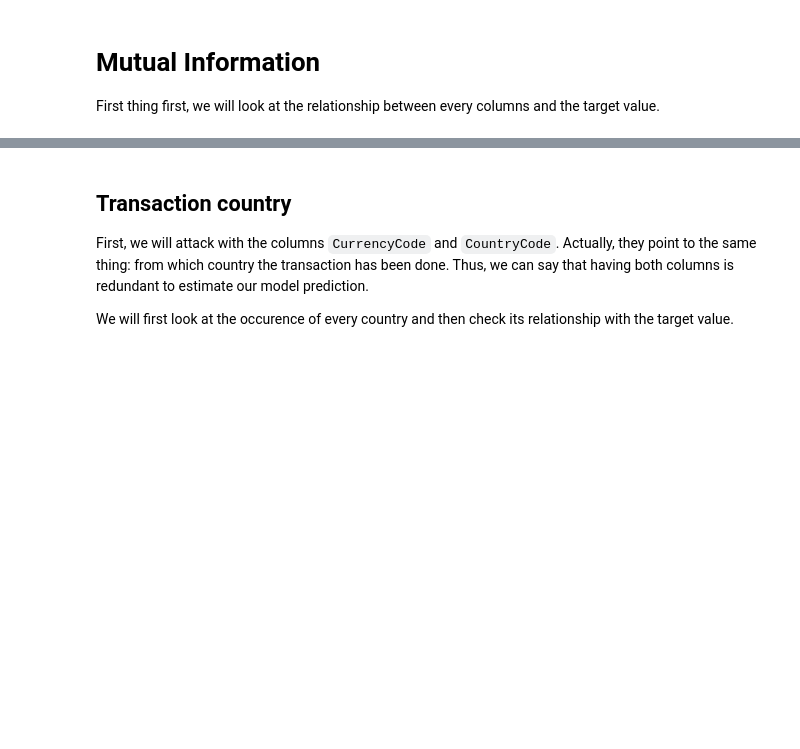
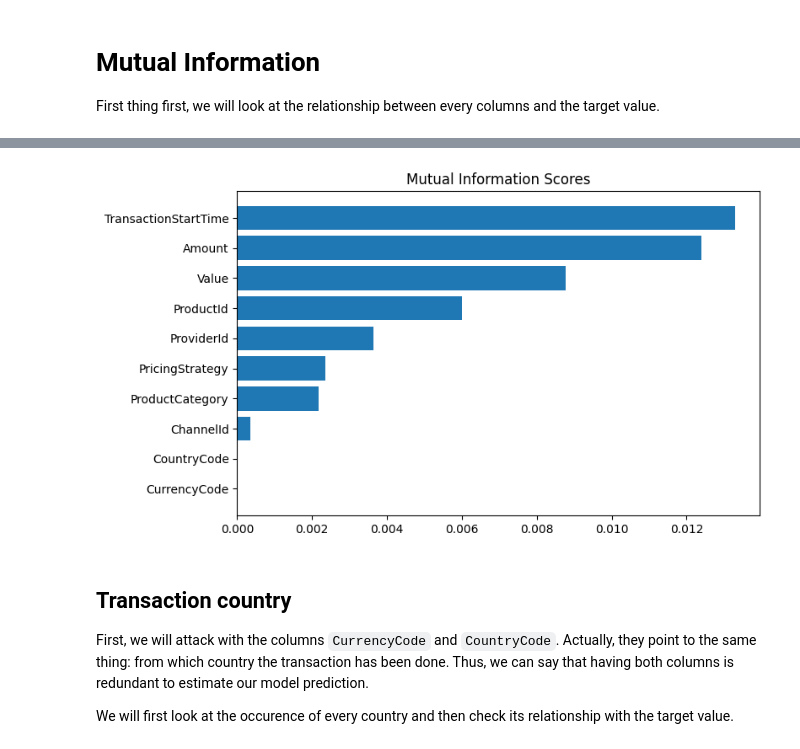
Before and after one commit to alex210501/AI5L-L1-FraudDetection, a Jupyter notebook: ml_project.ipynb, the cells around one changed output, grey strips where cells are left out. Saved outputs shown, nothing was run; the diff lists cells and outputs as text; code cells hidden in the pictures; blank space fills up the shorter version.

```diff
--- a/ml_project.ipynb
+++ b/ml_project.ipynb
@@ -103,3 +138,14 @@ IndexError: boolean index did not match indexed array along dimension 1; dimensi
+# %%
+# Define columns to remove
+ColsToRemove = ['BatchId', 'CustomerId', 'AccountId', 'SubscriptionId']
+
+# Remove useless columns
+mi_scores.drop(ColsToRemove, inplace=True)
+
+plt.figure(dpi=100, figsize=(8, 5))
+plot_mi_scores(mi_scores)
+# %% [output]
+[figure, added]
 # %% [markdown]
 ## Transaction country
 
```
Also changed, not shown: parts of 21 cells of this notebook.
